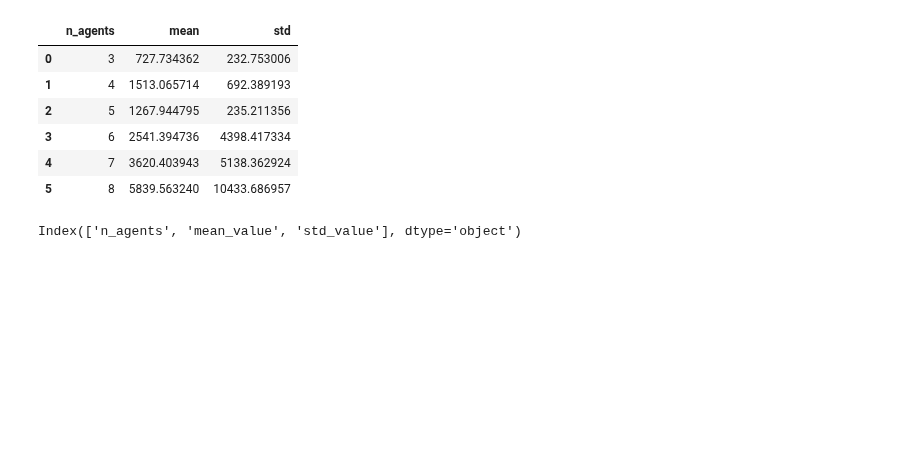
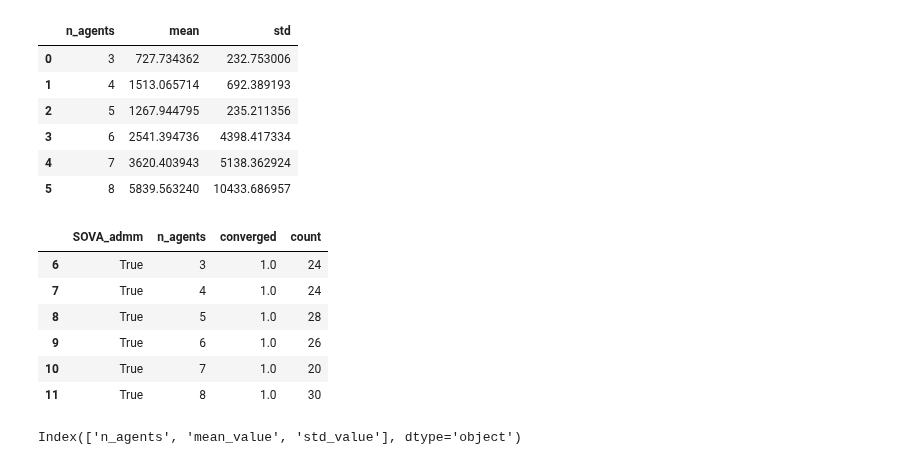
Before and after one commit to labicon/Potential-ADMM_code, a Jupyter notebook: distributed_ADMM/monte_carlo_analysis.ipynb, the cells around one changed output. Drawn from its saved outputs; the diff is of its cells as text; code cells hidden in the pictures; blank space fills up the shorter version.

```diff
--- a/distributed_ADMM/monte_carlo_analysis.ipynb
+++ b/distributed_ADMM/monte_carlo_analysis.ipynb
@@ -334,4 +336,14 @@ dpilqr_comparison_df
 | 3 | 6 | 2541.394736 | 4398.417334 |
 | 4 | 7 | 3620.403943 | 5138.362924 |
 | 5 | 8 | 5839.563240 | 10433.686957 |
+# %%
+distributed
+# %% [output]
+|  | SOVA_admm | n_agents | converged | count |
+| 6 | True | 3 | 1.0 | 24 |
+| 7 | True | 4 | 1.0 | 24 |
+| 8 | True | 5 | 1.0 | 28 |
+| 9 | True | 6 | 1.0 | 26 |
+| 10 | True | 7 | 1.0 | 20 |
+| 11 | True | 8 | 1.0 | 30 |
 # %%
```
Also changed, not shown: parts of 4 cells of this notebook, 11 other files.
